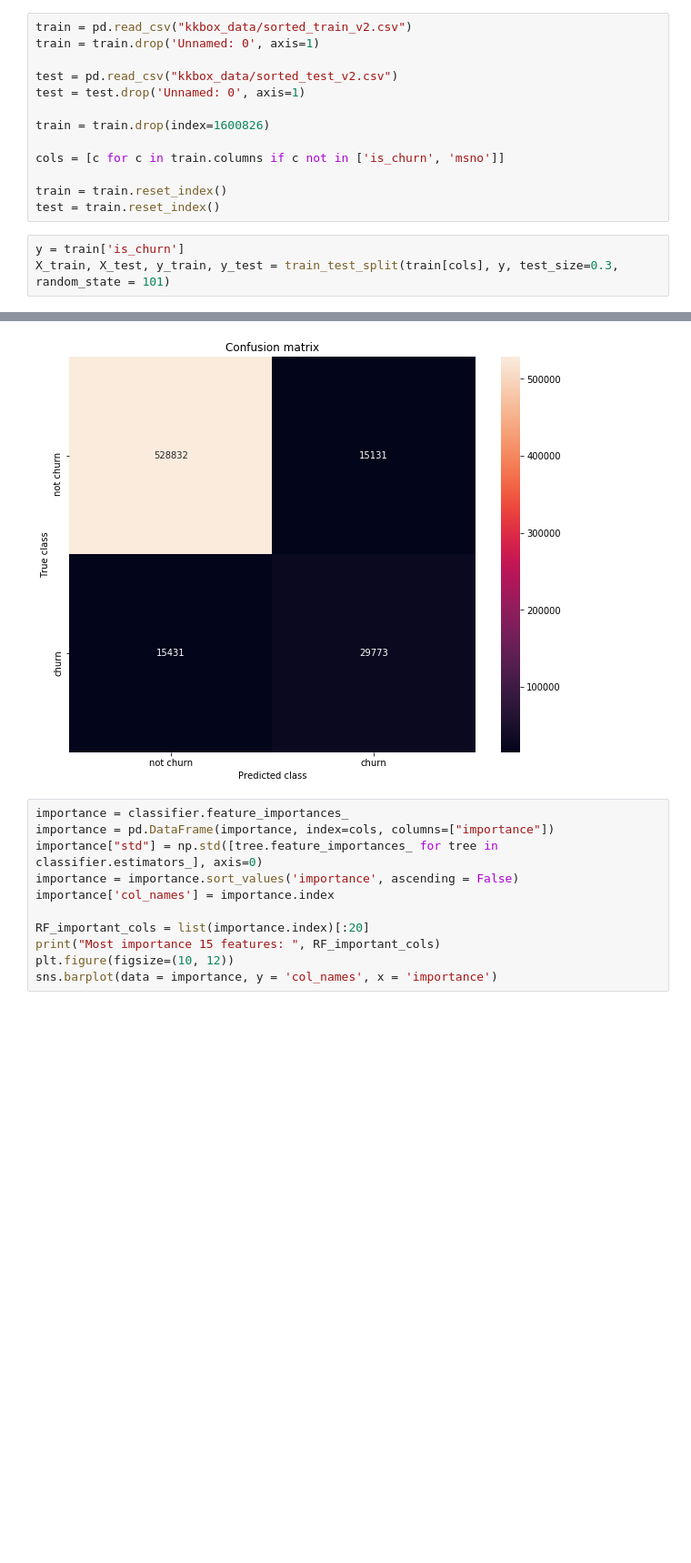
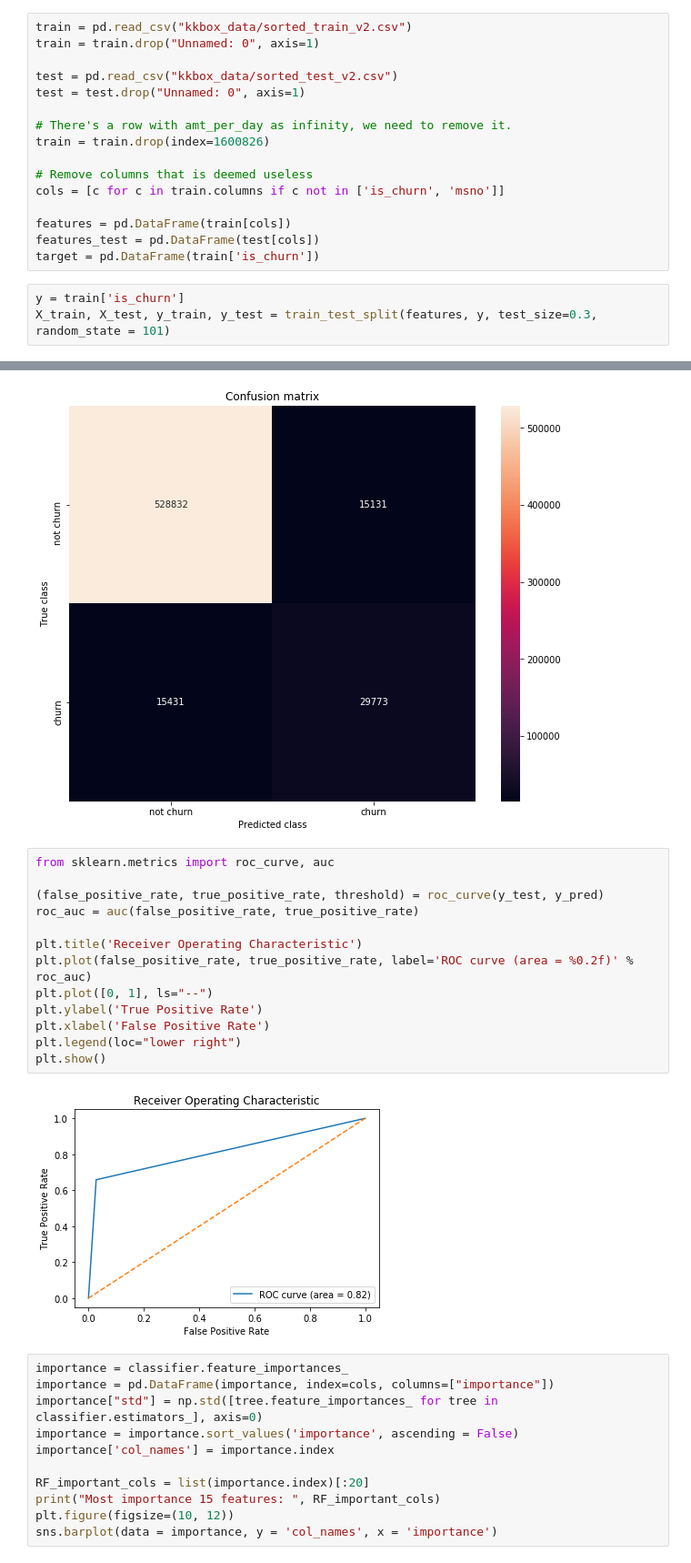
Before and after one commit to jjneojiajun/kkbox, a Jupyter notebook: random_forest_v2.ipynb, the cells around one changed output, grey strips where cells are left out. Shown at 91% size. Saved outputs shown, nothing was run; the diff lists cells and outputs as text; blank space fills up the shorter version.

```diff
--- a/random_forest_v2.ipynb
+++ b/random_forest_v2.ipynb
@@ -13,20 +13,23 @@ from sklearn.metrics import (confusion_matrix, precision_recall_curve, auc,
                              precision_recall_fscore_support)
 # %%
 train = pd.read_csv("kkbox_data/sorted_train_v2.csv")
-train = train.drop('Unnamed: 0', axis=1)
+train = train.drop("Unnamed: 0", axis=1)
 
 test = pd.read_csv("kkbox_data/sorted_test_v2.csv")
-test = test.drop('Unnamed: 0', axis=1)
+test = test.drop("Unnamed: 0", axis=1)
 
+# There's a row with amt_per_day as infinity, we need to remove it.
 train = train.drop(index=1600826)
 
+# Remove columns that is deemed useless
 cols = [c for c in train.columns if c not in ['is_churn', 'msno']]
 
-train = train.reset_index()
-test = train.reset_index()
+features = pd.DataFrame(train[cols])
+features_test = pd.DataFrame(test[cols])
+target = pd.DataFrame(train['is_churn'])
 # %%
 y = train['is_churn']
-X_train, X_test, y_train, y_test = train_test_split(train[cols], y, test_size=0.3, random_state = 101)
+X_train, X_test, y_train, y_test = train_test_split(features, y, test_size=0.3, random_state = 101)
 # %%
 from sklearn.ensemble import RandomForestClassifier
 classifier = RandomForestClassifier(n_estimators=250, criterion = 'entropy', random_state= 101, verbose=3, n_jobs=1, oob_score=False, max_features='auto', min_samples_leaf=1, min_samples_split=2)
@@ -77,6 +80,21 @@ plt.xlabel('Predicted class')
 plt.show()
 # %% [output]
 [figure]
+# %%
+from sklearn.metrics import roc_curve, auc
+
+(false_positive_rate, true_positive_rate, threshold) = roc_curve(y_test, y_pred)
+roc_auc = auc(false_positive_rate, true_positive_rate)
+
+plt.title('Receiver Operating Characteristic')
+plt.plot(false_positive_rate, true_positive_rate, label='ROC curve (area = %0.2f)' % roc_auc)
+plt.plot([0, 1], ls="--")
+plt.ylabel('True Positive Rate')
+plt.xlabel('False Positive Rate')
+plt.legend(loc="lower right")
+plt.show()
+# %% [output]
+[figure, added]
 # %%
 importance = classifier.feature_importances_
 importance = pd.DataFrame(importance, index=cols, columns=["importance"])
```
Also changed, not shown: parts of 6 cells of this notebook, 1 other file.
